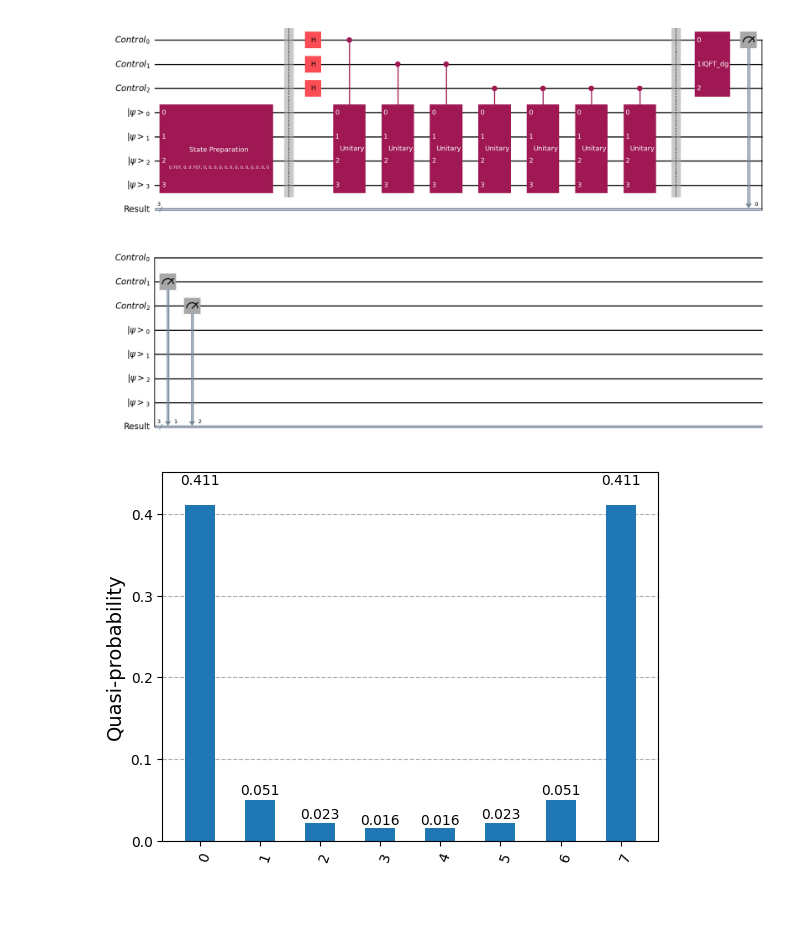
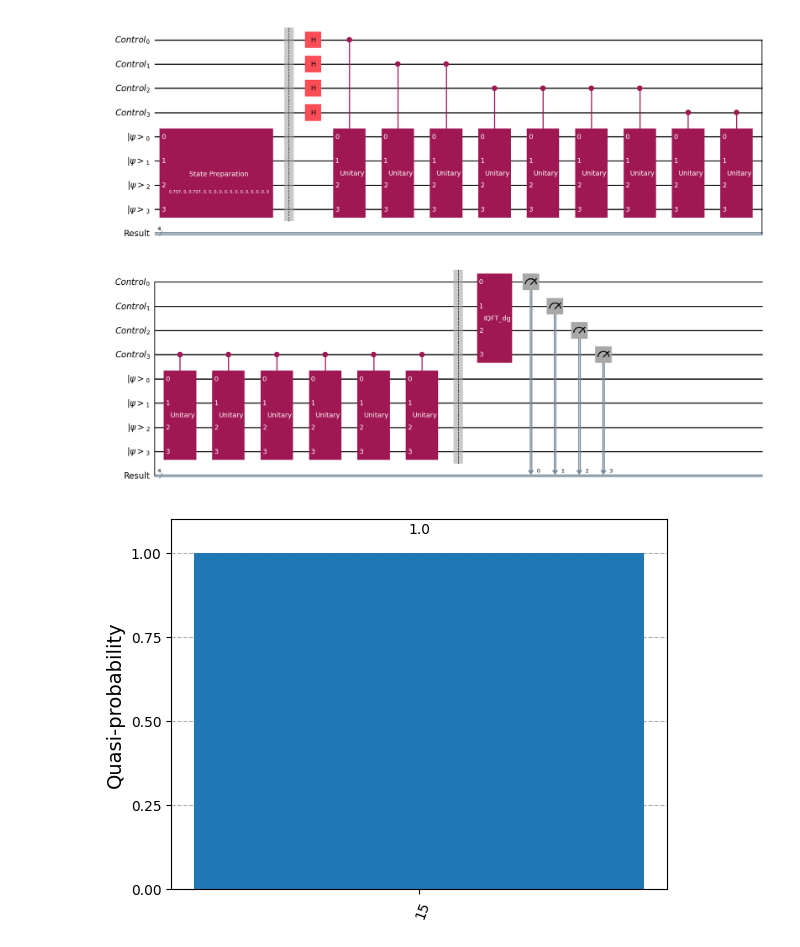
Before and after one commit to onlyidev/python_sem7, a Jupyter notebook: quantum/lab-2-2/2.ipynb, the cells around one changed output. Saved outputs shown, nothing was run; the diff lists cells and outputs as text; code cells hidden in the pictures; blank space fills up the shorter version.

```diff
--- a/quantum/lab-2-2/2.ipynb
+++ b/quantum/lab-2-2/2.ipynb
@@ -8,40 +8,40 @@ from numpy import pi
 import numpy as np
 from helper import Uf
 # %%
-m = 3  # Number of control qubits
+m = 4  # Number of control qubits
 
 uf = UnitaryGate(Uf())
 control_register = QuantumRegister(m, name="Control")
 target_register = QuantumRegister(4, name="|ψ>")
 output_register = ClassicalRegister(m, name="Result")
 qc = QuantumCircuit(control_register, target_register, output_register)
 
 # Prepare the eigenvector |ψ>
 state = Statevector([1,0,1,0,0,0,0,0,0,0,0,0,0,0,0,0]/np.sqrt(2))
 qc.prepare_state(state, [m+i for i in range(4)])
 qc.barrier()
 
 # Perform phase estimation
 for index, qubit in enumerate(control_register):
     qc.h(qubit)
     for _ in range(2**index):
         # qc.cp(2 * pi * theta, qubit, target_register)
         qc.append(uf.control(), [qubit, *target_register])
 qc.barrier()
 
 # Do inverse quantum Fourier transform
 qc.compose(
     QFT(m, inverse=True),
     inplace=True
 )
 
 # Measure everything
 qc.measure(range(m), range(m))
 display(qc.draw(output="mpl"))
 # %% [output]
-[figure, old version]
+[figure, new version]
 # %%
 result = Sampler().run(qc).result()
 display(plot_histogram(result.quasi_dists))
 # %% [output]
-[figure, old version]
+[figure, new version]
```
Also changed, not shown: 1 other file.
